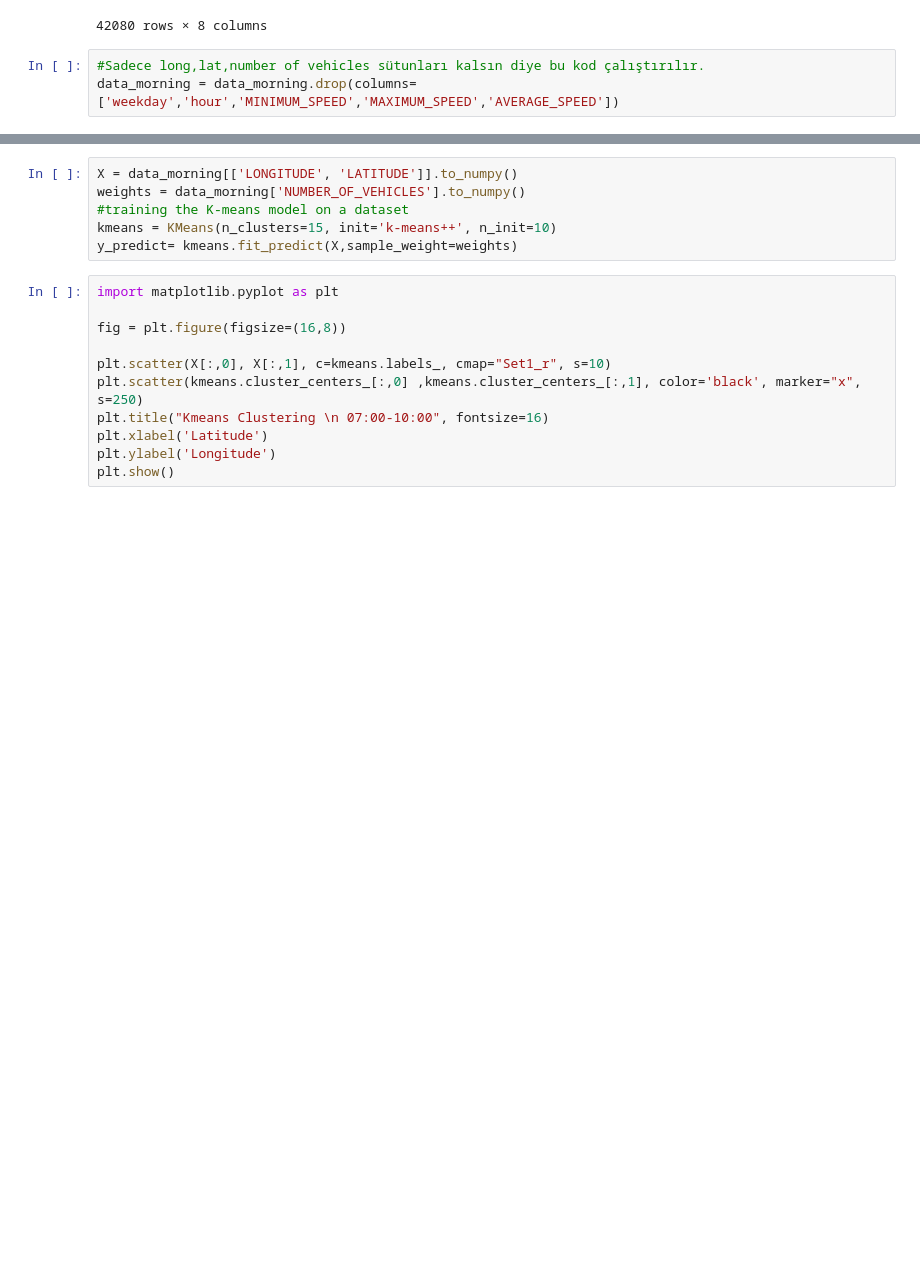
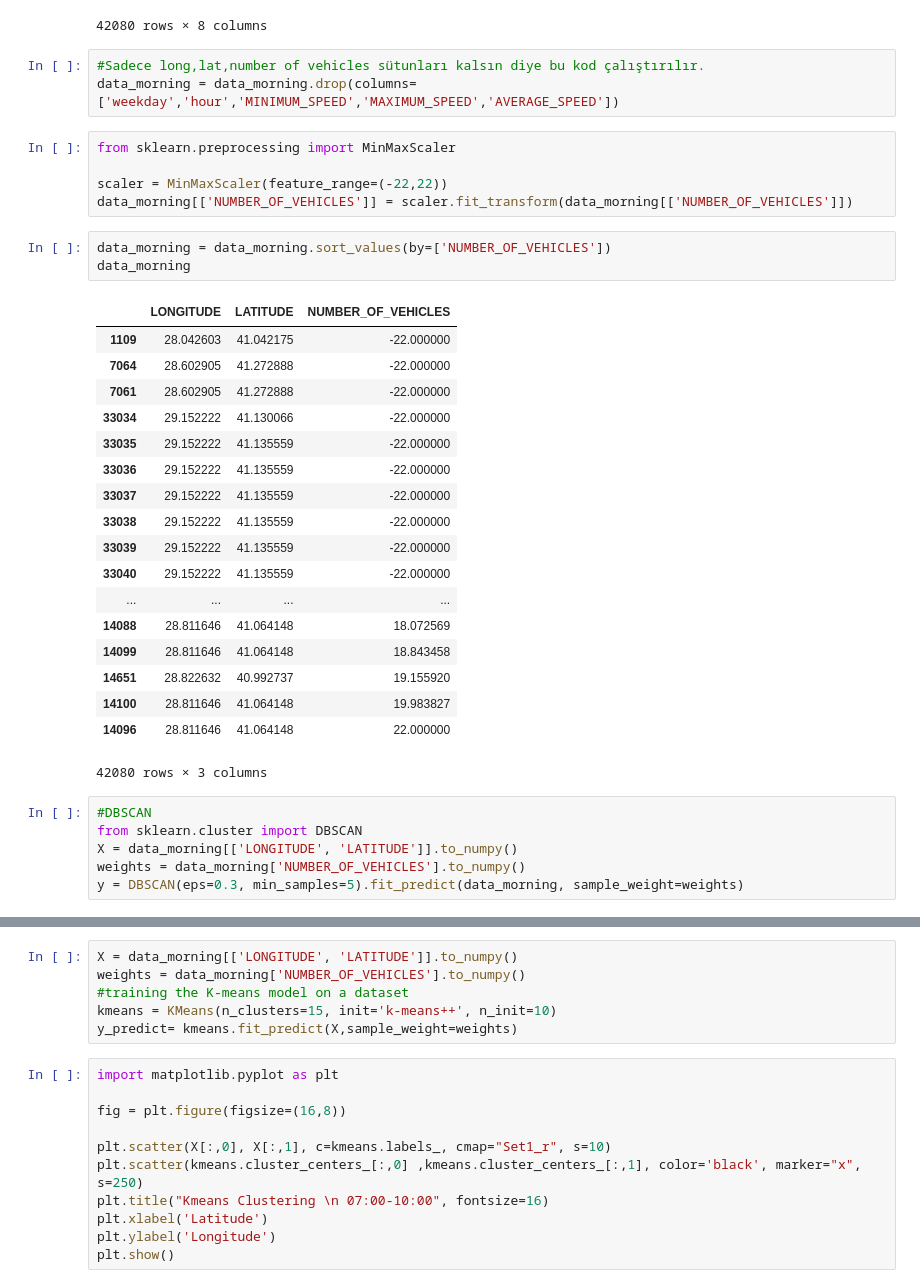
Before and after one commit to emre-isik/IBBTraffic-1, a Jupyter notebook: Traffic_in_Istanbul.ipynb, the cells around one changed output, grey strips where cells are left out. Drawn from its saved outputs; the diff is of its cells as text; blank space fills up the shorter version.

```diff
--- a/Traffic_in_Istanbul.ipynb
+++ b/Traffic_in_Istanbul.ipynb
@@ -268,3 +271,36 @@ data_morning
 # %%
 #Sadece long,lat,number of vehicles sütunları kalsın diye bu kod çalıştırılır.
 data_morning = data_morning.drop(columns=['weekday','hour','MINIMUM_SPEED','MAXIMUM_SPEED','AVERAGE_SPEED'])
+# %%
+from sklearn.preprocessing import MinMaxScaler
+
+scaler = MinMaxScaler(feature_range=(-22,22))
+data_morning[['NUMBER_OF_VEHICLES']] = scaler.fit_transform(data_morning[['NUMBER_OF_VEHICLES']])
+# %%
+data_morning = data_morning.sort_values(by=['NUMBER_OF_VEHICLES'])
+data_morning
+# %% [output]
+|  | LONGITUDE | LATITUDE | NUMBER_OF_VEHICLES |
+| 1109 | 28.042603 | 41.042175 | -22.000000 |
+| 7064 | 28.602905 | 41.272888 | -22.000000 |
+| 7061 | 28.602905 | 41.272888 | -22.000000 |
+| 33034 | 29.152222 | 41.130066 | -22.000000 |
+| 33035 | 29.152222 | 41.135559 | -22.000000 |
+| 33036 | 29.152222 | 41.135559 | -22.000000 |
+| 33037 | 29.152222 | 41.135559 | -22.000000 |
+| 33038 | 29.152222 | 41.135559 | -22.000000 |
+| 33039 | 29.152222 | 41.135559 | -22.000000 |
+| 33040 | 29.152222 | 41.135559 | -22.000000 |
+| ... | ... | ... | ... |
+| 14088 | 28.811646 | 41.064148 | 18.072569 |
+| 14099 | 28.811646 | 41.064148 | 18.843458 |
+| 14651 | 28.822632 | 40.992737 | 19.155920 |
+| 14100 | 28.811646 | 41.064148 | 19.983827 |
+| 14096 | 28.811646 | 41.064148 | 22.000000 |
+42080 rows × 3 columns
+# %%
+#DBSCAN
+from sklearn.cluster import DBSCAN
+X = data_morning[['LONGITUDE', 'LATITUDE']].to_numpy()
+weights = data_morning['NUMBER_OF_VEHICLES'].to_numpy()
+y = DBSCAN(eps=0.3, min_samples=5).fit_predict(data_morning, sample_weight=weights)
```
Also changed, not shown: parts of 9 cells of this notebook.
